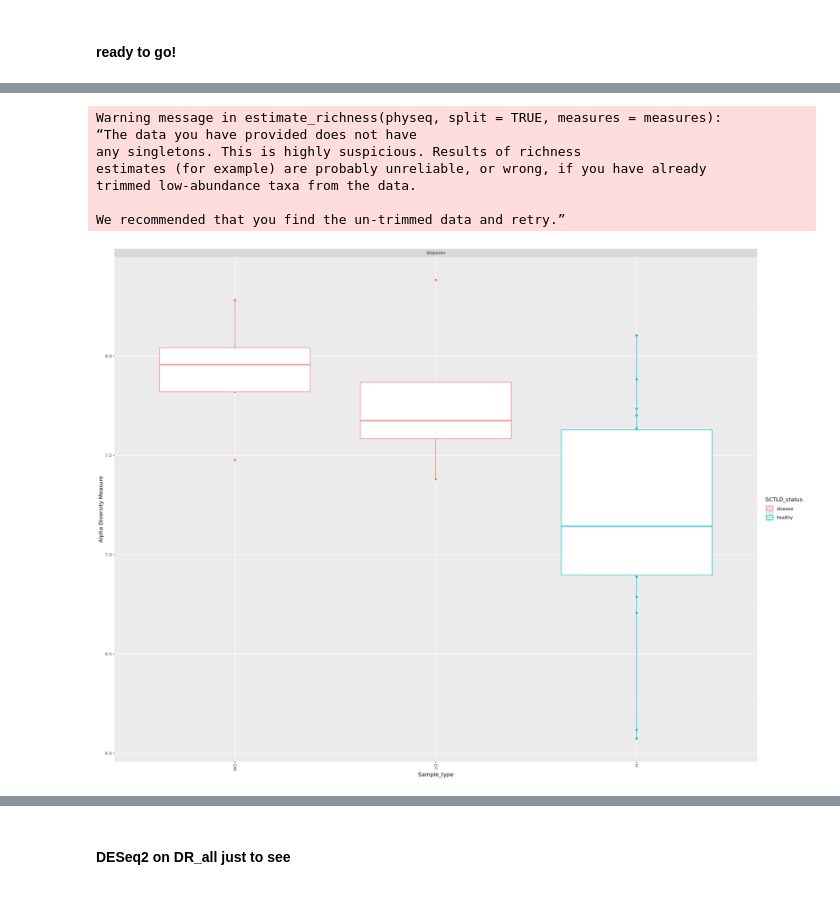
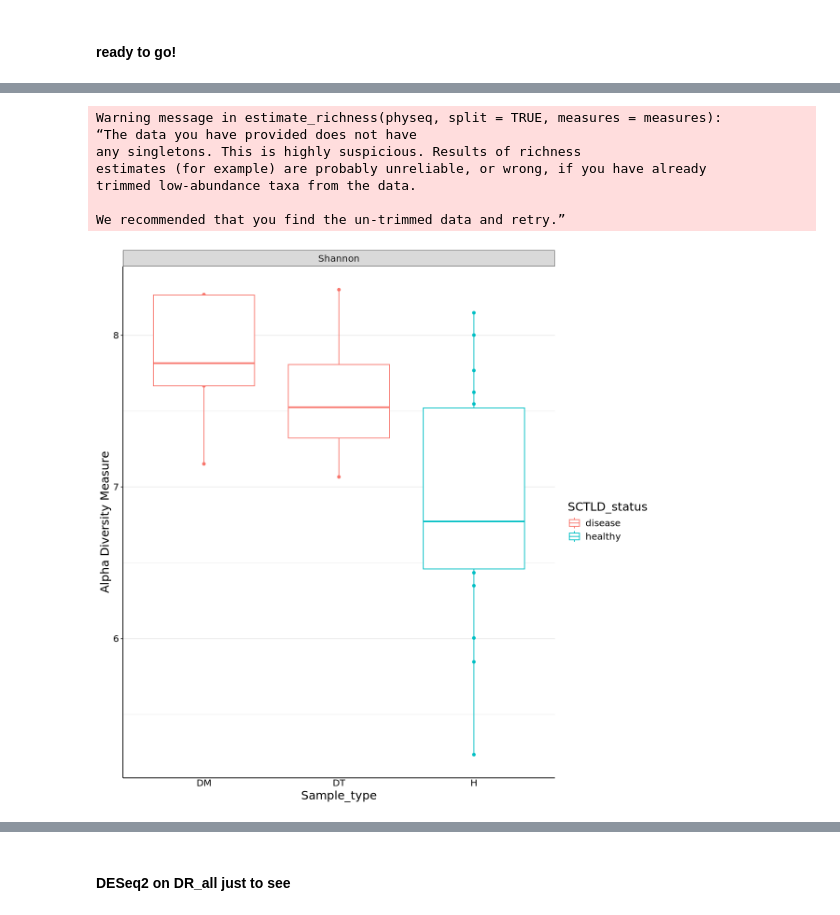
Before and after one commit to nikeaulrich/DR_SCTLD, a Jupyter notebook: DR_phyloseq.ipynb, the cells around one changed output, grey strips where cells are left out. Cells and saved outputs as stored; diff of their text form; code cells hidden in the pictures.

```diff
--- a/DR_phyloseq.ipynb
+++ b/DR_phyloseq.ipynb
@@ -247,0 +178,5 @@ A data.frame: 6 × 30
+# %%
+#reorder columns from list file (just concatenated the IDs together in the order I wanted
+column_list <- readLines("COL_column_order.txt")
+otu_table <- otu_table[, column_list]
+head(otu_table)
@@ -263,4 +207,0 @@ A data.frame: 6 × 29
-# %%
-#remove Sum column
-otu_table$Sum <- NULL
-head(otu_table)
@@ -324,6 +255,6 @@ getwd()
 # %%
 #read in metadata
-metadata=read.csv('/work/pi_sarah_gignouxwolfsohn_uml_edu/nikea/DR/bracken_filtered/otu_table_species/DR_metadata_all.csv', header=TRUE)
+metadata=read.csv('/work/pi_sarah_gignouxwolfsohn_uml_edu/nikea/DR/kraken_bracken/DR_metadata_all.csv', header=TRUE)
 head(metadata)
 # %% [output]
 A data.frame: 6 × 6
@@ -417,11 +348,21 @@ Warning message:
 # %%
-plot_richness(DR_all, x="Sample_type", color="SCTLD_status", measures=c("Shannon")) + geom_boxplot()
+rich_status <- plot_richness(DR_all, x="Sample_type", color="SCTLD_status", measures=c("Shannon")) + geom_boxplot() +
+theme_bw()+
+ theme(legend.position = "right",
+    panel.border = element_blank(),
+    panel.grid.major.x = element_blank(),
+    panel.grid.minor.x = element_blank(),
+    axis.ticks.x = element_blank(),
+    axis.line = element_line(color = "black"),
+    axis.text = element_text(color = "black"),
+    text = element_text(size = 15))
+rich_status
 # %% [output]
 Warning message in estimate_richness(physeq, split = TRUE, measures = measures):
 “The data you have provided does not have
 any singletons. This is highly suspicious. Results of richness
 estimates (for example) are probably unreliable, or wrong, if you have already
 trimmed low-abundance taxa from the data.
 
 We recommended that you find the un-trimmed data and retry.”
-[figure, old version]
+[figure, new version]
```
Also changed, not shown: parts of 41 cells of this notebook, 8 other files.
